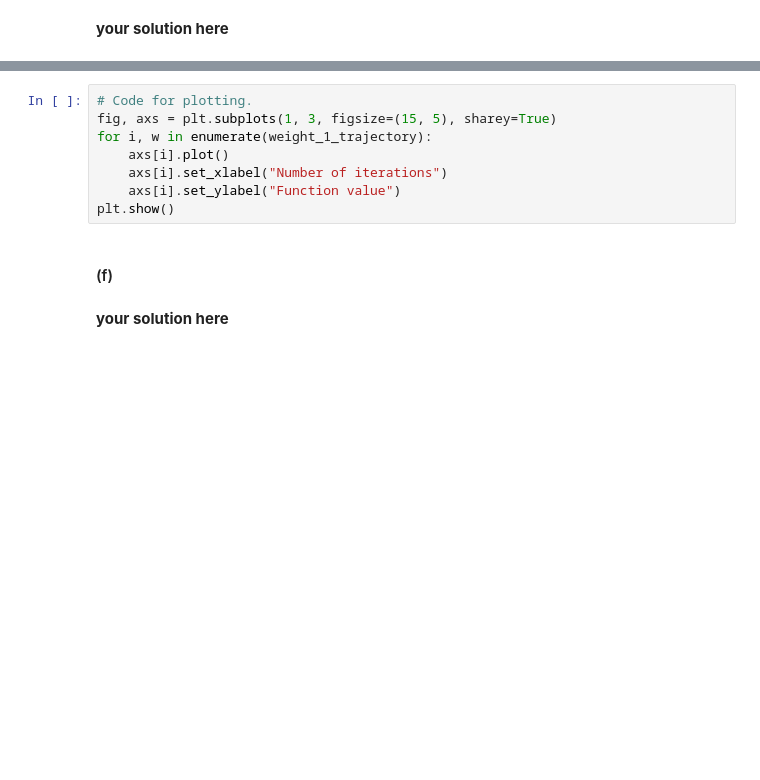
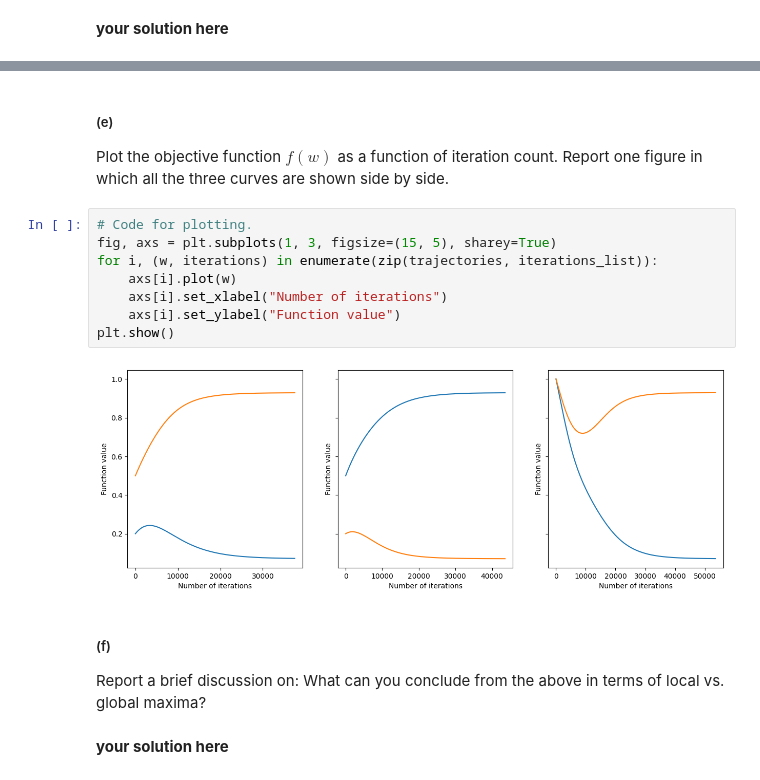
Before and after one commit to vasile-bezer/nn-and-dl2025, a Jupyter notebook: assigment_1.ipynb, the cells around one changed output, grey strips where cells are left out. Cells and saved outputs as stored; diff of their text form; blank space fills up the shorter version.

```diff
--- a/assigment_1.ipynb
+++ b/assigment_1.ipynb
@@ -283,12 +352,18 @@ plt.show()
+# %% [markdown]
+##### (e)
+Plot the objective function $f(w)$ as a function of iteration count. Report one figure in which all the three curves are shown side by side.
 # %%
 # Code for plotting.
 fig, axs = plt.subplots(1, 3, figsize=(15, 5), sharey=True)
-for i, w in enumerate(weight_1_trajectory):
-    axs[i].plot()
+for i, (w, iterations) in enumerate(zip(trajectories, iterations_list)):
+    axs[i].plot(w)
     axs[i].set_xlabel("Number of iterations")
     axs[i].set_ylabel("Function value")
 plt.show()
+# %% [output]
+[figure, added]
-# %% [markdown]
-#### (f)
+# %% [markdown]
+##### (f)
+Report a brief discussion on: What can you conclude from the above in terms of local vs. global maxima?
 # %% [markdown]
 **your solution here**
```
Also changed, not shown: parts of 28 cells of this notebook.
